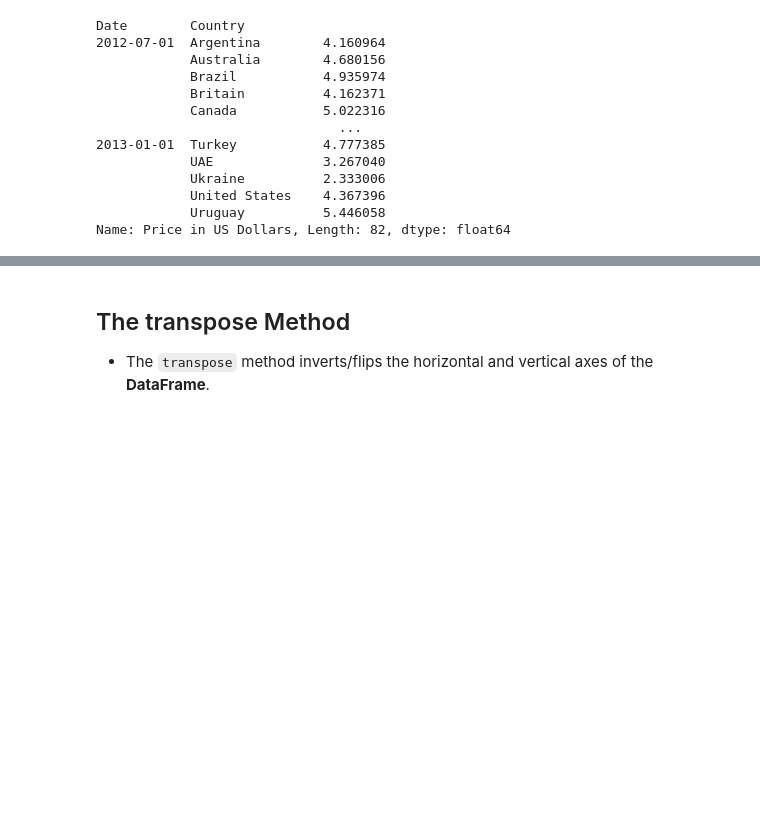
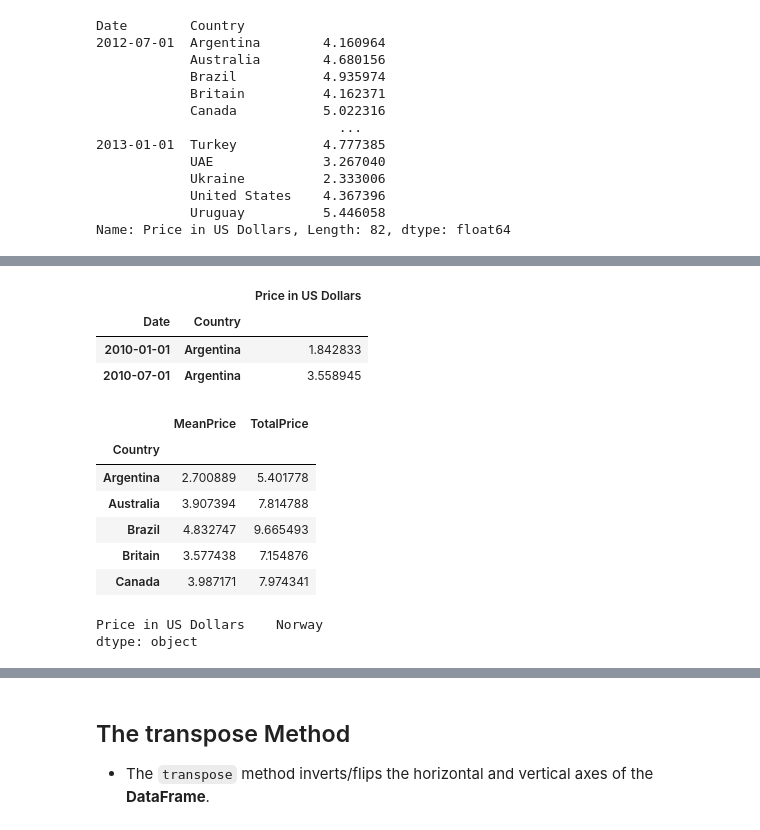
Before and after one commit to Lucas01iveira/Data-Engineering, a Jupyter notebook: Data Analysis with Pandas and Python/materials/pandas/Incomplete/08 - MultiIndex.ipynb, the cells around one changed output, grey strips where cells are left out. Saved outputs shown, nothing was run; the diff lists cells and outputs as text; code cells hidden in the pictures; blank space fills up the shorter version.

```diff
--- a/Data Analysis with Pandas and Python/materials/pandas/Incomplete/08 - MultiIndex.ipynb
+++ b/Data Analysis with Pandas and Python/materials/pandas/Incomplete/08 - MultiIndex.ipynb
@@ -271,0 +281,27 @@ Name: Price in US Dollars, Length: 82, dtype: float64
+# %%
+bigmac.loc[[('2010-01-01', 'Argentina'), ('2010-07-01', 'Argentina')] ]
+# %% [output]
+|  |  | Price in US Dollars |
+| Date | Country |  |
+| 2010-01-01 | Argentina | 1.842833 |
+| 2010-07-01 | Argentina | 3.558945 |
+# %%
+#2) Compute the average price for each country between '2010-01-01' and '2010-07-01'
+
+bigmac.loc['2010-01-01':'2010-07-01'].groupby('Country')['Price in US Dollars'].agg(MeanPrice='mean', TotalPrice= 'sum').head()
+# %% [output]
+|  | MeanPrice | TotalPrice |
+| Country |  |  |
+| Argentina | 2.700889 | 5.401778 |
+| Australia | 3.907394 | 7.814788 |
+| Brazil | 4.832747 | 9.665493 |
+| Britain | 3.577438 | 7.154876 |
+| Canada | 3.987171 | 7.974341 |
+# %%
+#3) Identify the country with the maximum price on '2010-01-01'.
+
+bigmac.loc['2010-01-01'].sort_values(by= 'Price in US Dollars', ascending= False)
+bigmac.loc['2010-01-01'].idxmax()
+# %% [output]
+Price in US Dollars    Norway
+dtype: object
```
Also changed, not shown: parts of 6 cells of this notebook.
